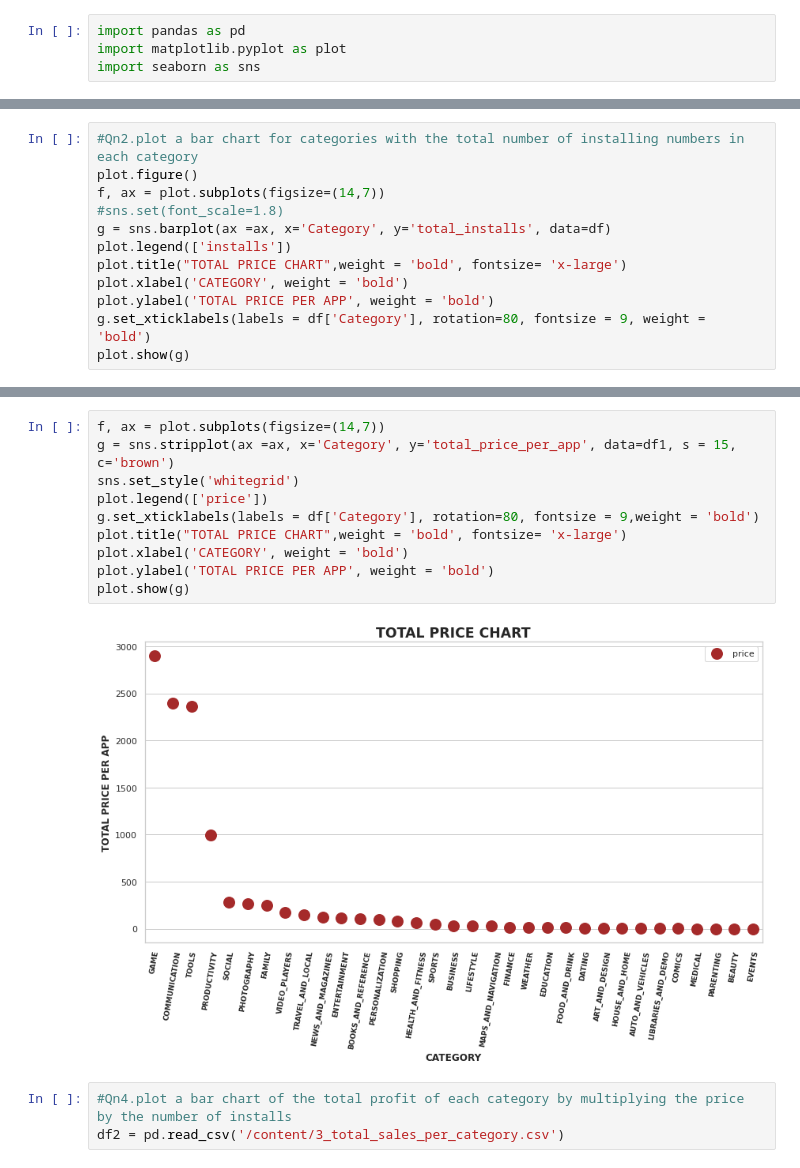
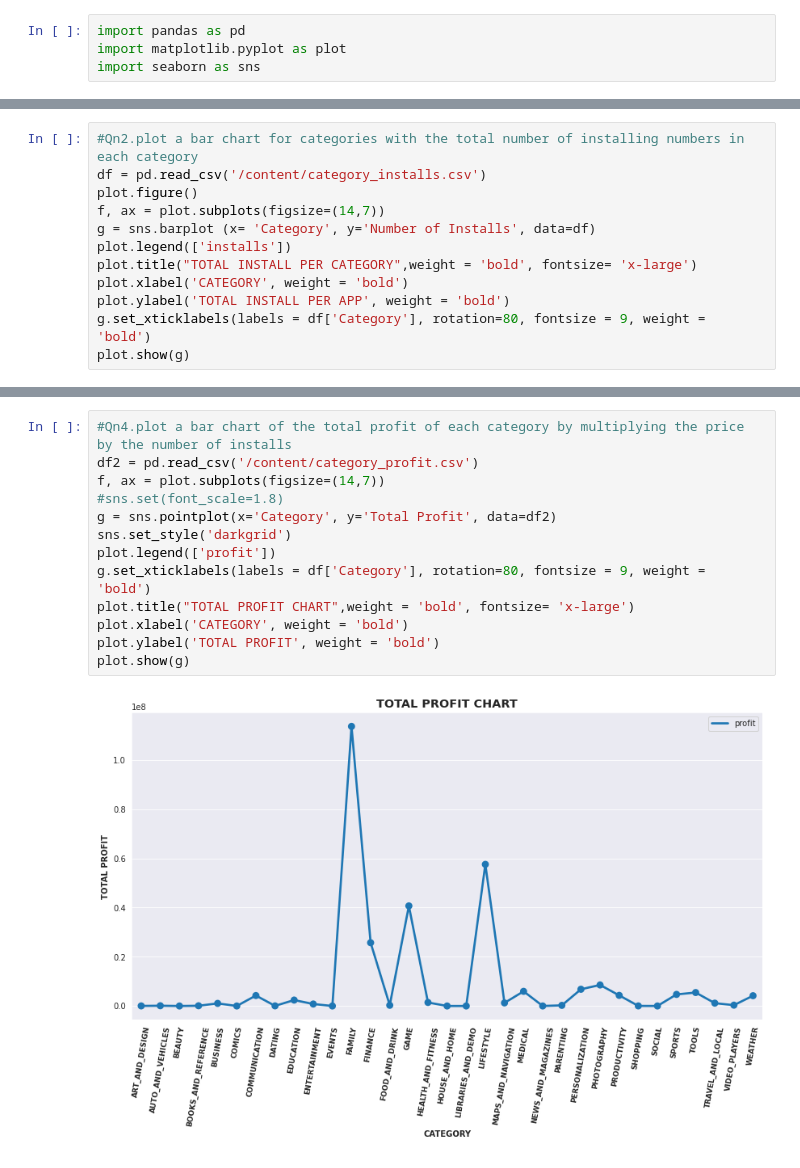
Before and after one commit to shalabajza/Develhope_Project_v2_team-2, a Jupyter notebook: Week 3/wk3_task1_Faiza.ipynb, the cells around one changed output, grey strips where cells are left out. Cells and saved outputs as stored; diff of their text form.

```diff
--- a/Week 3/wk3_task1_Faiza.ipynb
+++ b/Week 3/wk3_task1_Faiza.ipynb
@@ -7,13 +8,13 @@ df = pd.read_csv('/content/1_total_installs_per_category.csv')
 # %%
 #Qn2.plot a bar chart for categories with the total number of installing numbers in each category
+df = pd.read_csv('/content/category_installs.csv')
 plot.figure()
 f, ax = plot.subplots(figsize=(14,7))
-#sns.set(font_scale=1.8)
-g = sns.barplot(ax =ax, x='Category', y='total_installs', data=df)
+g = sns.barplot (x= 'Category', y='Number of Installs', data=df)
 plot.legend(['installs'])
-plot.title("TOTAL PRICE CHART",weight = 'bold', fontsize= 'x-large')
+plot.title("TOTAL INSTALL PER CATEGORY",weight = 'bold', fontsize= 'x-large')
 plot.xlabel('CATEGORY', weight = 'bold')
-plot.ylabel('TOTAL PRICE PER APP', weight = 'bold')
+plot.ylabel('TOTAL INSTALL PER APP', weight = 'bold')
 g.set_xticklabels(labels = df['Category'], rotation=80, fontsize = 9, weight = 'bold')
 plot.show(g)
 # %% [output]
@@ -25,15 +37,15 @@ df1 = pd.read_csv('/content/2_total_app_price_per_category.csv')
 # %%
+#Qn4.plot a bar chart of the total profit of each category by multiplying the price by the number of installs
+df2 = pd.read_csv('/content/category_profit.csv')
 f, ax = plot.subplots(figsize=(14,7))
-g = sns.stripplot(ax =ax, x='Category', y='total_price_per_app', data=df1, s = 15, c='brown')
-sns.set_style('whitegrid')
-plot.legend(['price'])
-g.set_xticklabels(labels = df['Category'], rotation=80, fontsize = 9,weight = 'bold')
-plot.title("TOTAL PRICE CHART",weight = 'bold', fontsize= 'x-large')
+#sns.set(font_scale=1.8)
+g = sns.pointplot(x='Category', y='Total Profit', data=df2)
+sns.set_style('darkgrid')
+plot.legend(['profit'])
+g.set_xticklabels(labels = df['Category'], rotation=80, fontsize = 9, weight = 'bold')
+plot.title("TOTAL PROFIT CHART",weight = 'bold', fontsize= 'x-large')
 plot.xlabel('CATEGORY', weight = 'bold')
-plot.ylabel('TOTAL PRICE PER APP', weight = 'bold')
+plot.ylabel('TOTAL PROFIT', weight = 'bold')
 plot.show(g)
 # %% [output]
-[figure, old version]
+[figure, new version]
-# %%
-#Qn4.plot a bar chart of the total profit of each category by multiplying the price by the number of installs
-df2 = pd.read_csv('/content/3_total_sales_per_category.csv')
```
Also changed, not shown: parts of 5 cells of this notebook.
